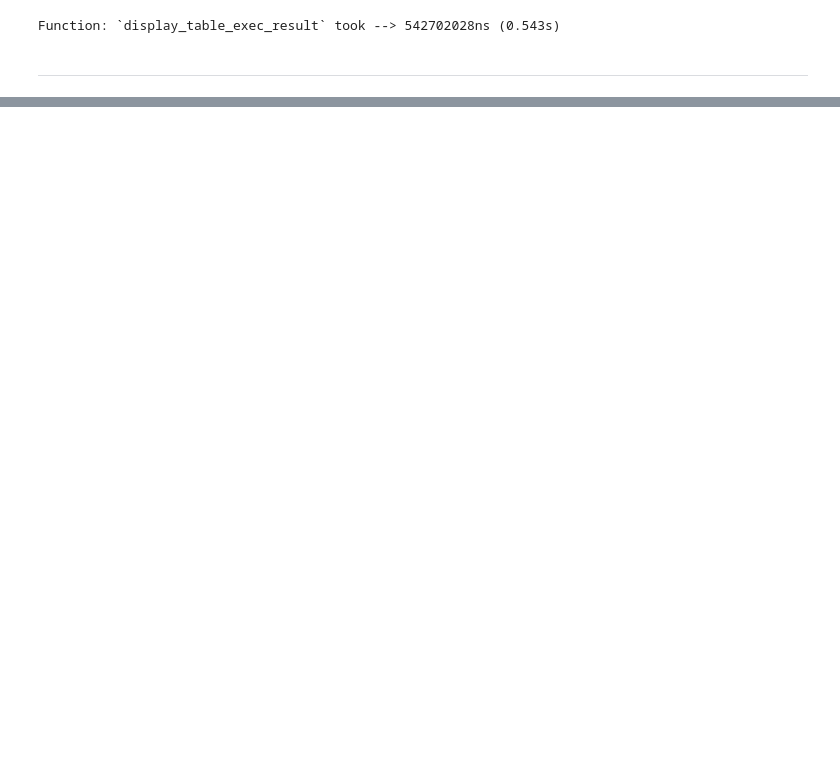
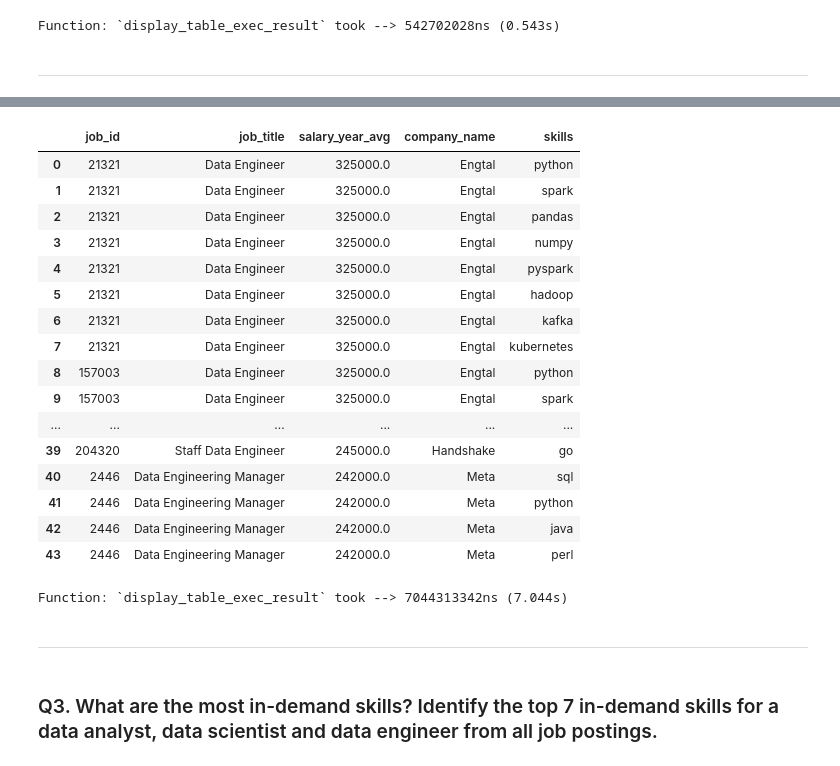
Before and after one commit to tunprimus/data-jobs-analysis, a Jupyter notebook: data-jobs-analysis.ipynb, the cells around one changed output, grey strips where cells are left out. Saved outputs shown, nothing was run; the diff lists cells and outputs as text; code cells hidden in the pictures; blank space fills up the shorter version.

```diff
--- a/data-jobs-analysis.ipynb
+++ b/data-jobs-analysis.ipynb
@@ -562,0 +894,68 @@ Function: `display_table_exec_result` took --> 542702028ns (0.543s)
+# %%
+
+sqlite_top_data_engineer_jobs_skills_query = f"""
+WITH top_paying_jobs AS (
+    SELECT
+        job_id,
+        job_title,
+        salary_year_avg,
+        name AS company_name
+    FROM
+        job_postings_fact
+        LEFT JOIN
+        company_dim
+        ON
+        job_postings_fact.company_id = company_dim.company_id
+    WHERE
+        job_title_short = 'Data Engineer' AND job_location = 'Anywhere' AND salary_year_avg IS NOT NULL
+    ORDER BY
+        salary_year_avg DESC
+    LIMIT 10
+)
+
+SELECT
+    top_paying_jobs.*,
+    skills
+FROM
+    top_paying_jobs
+    INNER JOIN
+    skills_job_dim AS sjd
+    ON
+    top_paying_jobs.job_id = sjd.job_id
+    INNER JOIN
+    skills_dim AS sd
+    ON
+    sd.skill_id = sjd.skill_id
+ORDER BY
+    salary_year_avg DESC
+;
+"""
+
+display_table_exec_result(
+    table_name=job_postings_fact,
+    db_path=real_path_to_db,
+    query_to_exec=sqlite_top_data_engineer_jobs_skills_query,
+)
+# %% [output]
+|  | job_id | job_title | salary_year_avg | company_name | skills |
+| 0 | 21321 | Data Engineer | 325000.0 | Engtal | python |
+| 1 | 21321 | Data Engineer | 325000.0 | Engtal | spark |
+| 2 | 21321 | Data Engineer | 325000.0 | Engtal | pandas |
+| 3 | 21321 | Data Engineer | 325000.0 | Engtal | numpy |
+| 4 | 21321 | Data Engineer | 325000.0 | Engtal | pyspark |
+| 5 | 21321 | Data Engineer | 325000.0 | Engtal | hadoop |
+| 6 | 21321 | Data Engineer | 325000.0 | Engtal | kafka |
+| 7 | 21321 | Data Engineer | 325000.0 | Engtal | kubernetes |
+| 8 | 157003 | Data Engineer | 325000.0 | Engtal | python |
+| 9 | 157003 | Data Engineer | 325000.0 | Engtal | spark |
+| ... | ... | ... | ... | ... | ... |
+| 39 | 204320 | Staff Data Engineer | 245000.0 | Handshake | go |
+| 40 | 2446 | Data Engineering Manager | 242000.0 | Meta | sql |
+| 41 | 2446 | Data Engineering Manager | 242000.0 | Meta | python |
+| 42 | 2446 | Data Engineering Manager | 242000.0 | Meta | java |
+| 43 | 2446 | Data Engineering Manager | 242000.0 | Meta | perl |
+Function: `display_table_exec_result` took --> 7044313342ns (7.044s)
+# %% [markdown]
+---
+# %% [markdown]
+### Q3. What are the most in-demand skills? Identify the top 7 in-demand skills for a data analyst, data scientist and data engineer from all job postings.
```
Also changed, not shown: parts of 39 cells of this notebook.
